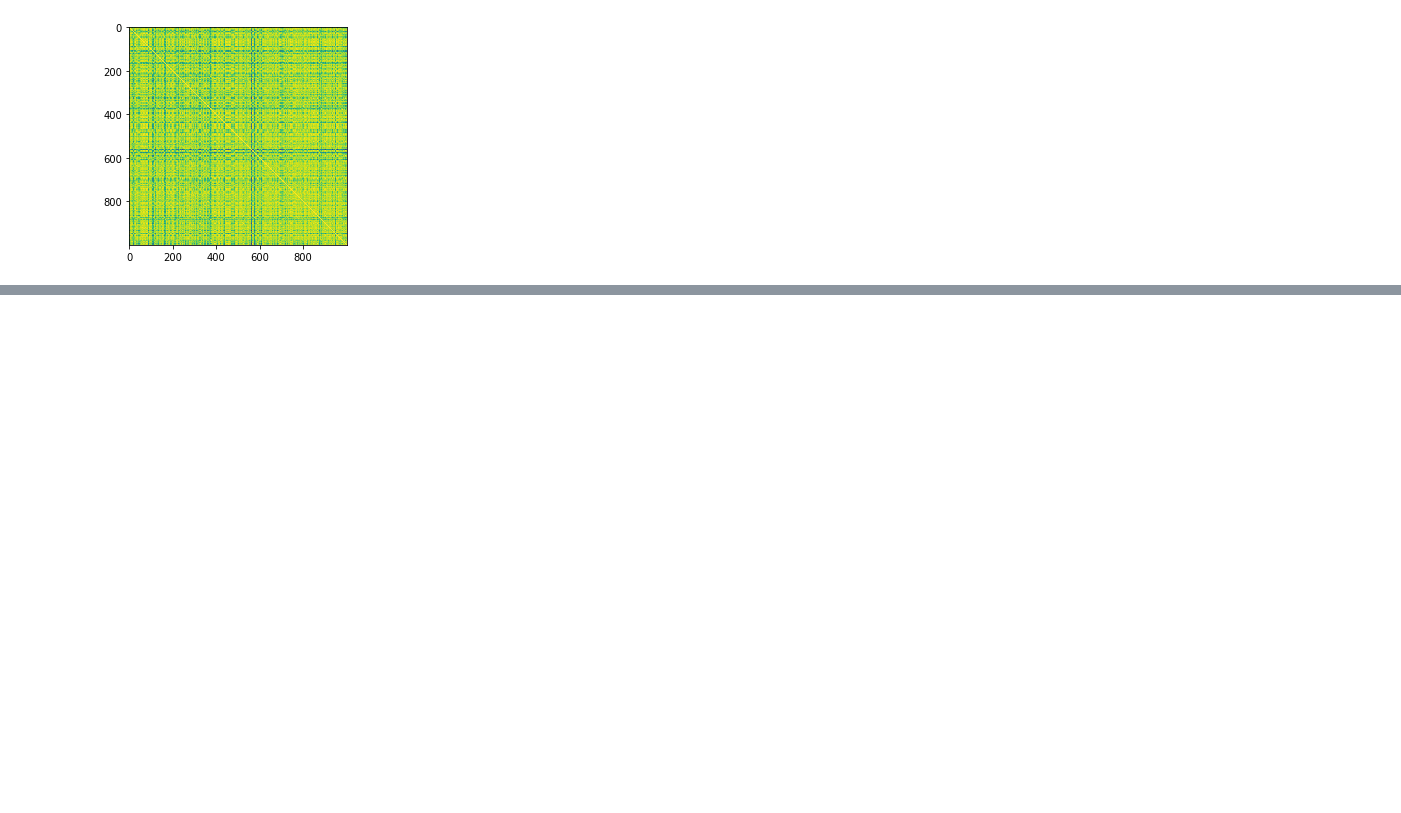
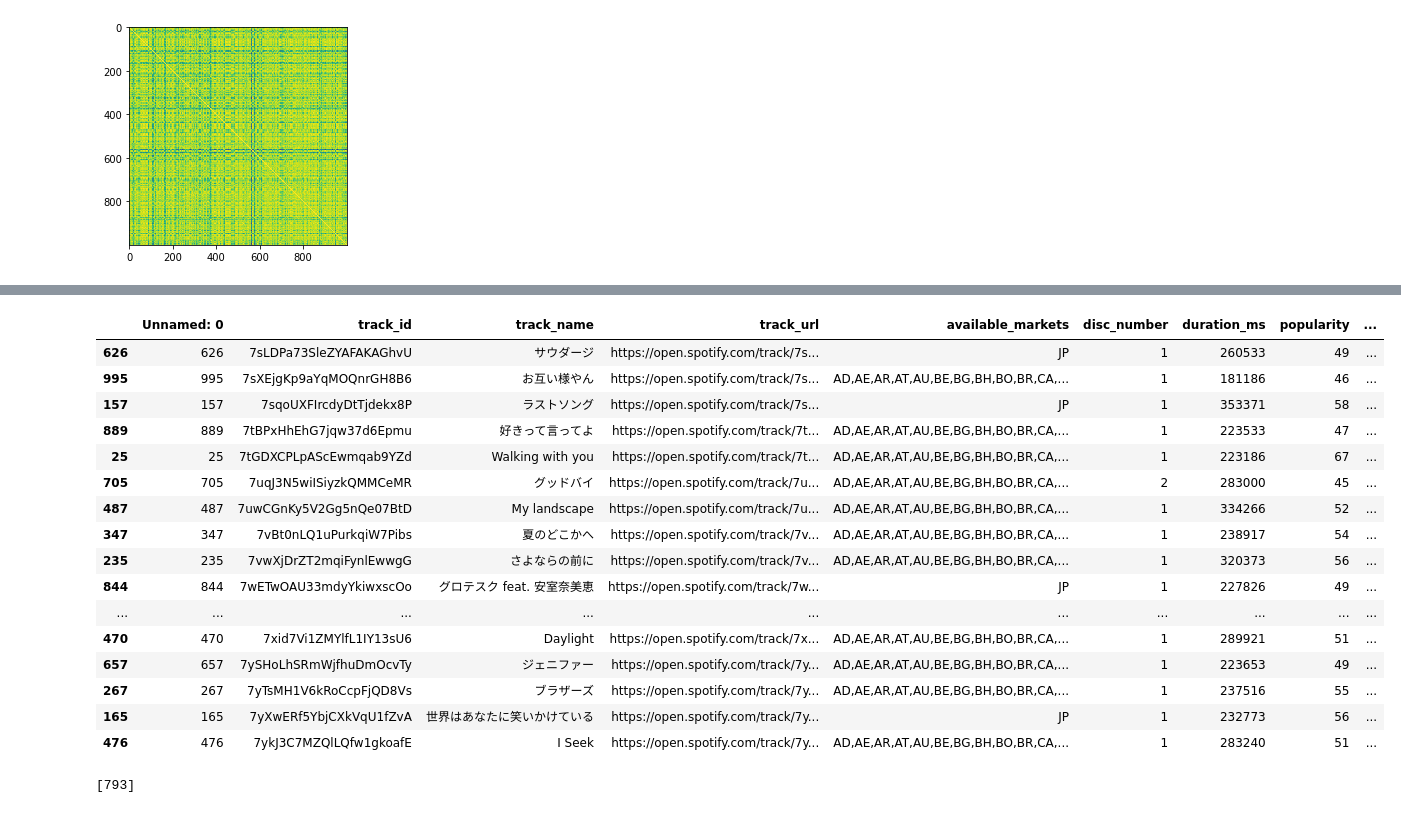
Before and after one commit to taro-masuda/singing_voice_recommendation, a Jupyter notebook: calculate_mfcc_and_similarity.ipynb, the cells around one changed output, grey strips where cells are left out. Cells and saved outputs as stored; diff of their text form; code cells hidden in the pictures; blank space fills up the shorter version.

Commit message:
Colaboratory を使用して作成しました

```diff
--- a/calculate_mfcc_and_similarity.ipynb
+++ b/calculate_mfcc_and_similarity.ipynb
@@ -90,3 +90,5 @@ plt.imshow(S)
 [figure]
 # %%
 import pandas as pd
+# %%
+df = pd.read_csv('drive/My Drive/Colab Notebooks/spotify/input/all_tracks.csv')
@@ -92,0 +104,26 @@ import pandas as pd
+# %%
+df = df.sort_values(by=['track_id'])
+# %%
+df.tail(20)
+# %% [output]
+|  | Unnamed: 0 | track_id | track_name | track_url | available_markets | disc_number | duration_ms | popularity | ... |
+| 626 | 626 | 7sLDPa73SleZYAFAKAGhvU | サウダージ | https://open.spotify.com/track/7s... | JP | 1 | 260533 | 49 | ... |
+| 995 | 995 | 7sXEjgKp9aYqMOQnrGH8B6 | お互い様やん | https://open.spotify.com/track/7s... | AD,AE,AR,AT,AU,BE,BG,BH,BO,BR,CA,... | 1 | 181186 | 46 | ... |
+| 157 | 157 | 7sqoUXFIrcdyDtTjdekx8P | ラストソング | https://open.spotify.com/track/7s... | JP | 1 | 353371 | 58 | ... |
+| 889 | 889 | 7tBPxHhEhG7jqw37d6Epmu | 好きって言ってよ | https://open.spotify.com/track/7t... | AD,AE,AR,AT,AU,BE,BG,BH,BO,BR,CA,... | 1 | 223533 | 47 | ... |
+| 25 | 25 | 7tGDXCPLpAScEwmqab9YZd | Walking with you | https://open.spotify.com/track/7t... | AD,AE,AR,AT,AU,BE,BG,BH,BO,BR,CA,... | 1 | 223186 | 67 | ... |
+| 705 | 705 | 7uqJ3N5wiISiyzkQMMCeMR | グッドバイ | https://open.spotify.com/track/7u... | AD,AE,AR,AT,AU,BE,BG,BH,BO,BR,CA,... | 2 | 283000 | 45 | ... |
+| 487 | 487 | 7uwCGnKy5V2Gg5nQe07BtD | My landscape | https://open.spotify.com/track/7u... | AD,AE,AR,AT,AU,BE,BG,BH,BO,BR,CA,... | 1 | 334266 | 52 | ... |
+| 347 | 347 | 7vBt0nLQ1uPurkqiW7Pibs | 夏のどこかへ | https://open.spotify.com/track/7v... | AD,AE,AR,AT,AU,BE,BG,BH,BO,BR,CA,... | 1 | 238917 | 54 | ... |
+| 235 | 235 | 7vwXjDrZT2mqiFynlEwwgG | さよならの前に | https://open.spotify.com/track/7v... | AD,AE,AR,AT,AU,BE,BG,BH,BO,BR,CA,... | 1 | 320373 | 56 | ... |
+| 844 | 844 | 7wETwOAU33mdyYkiwxscOo | グロテスク feat. 安室奈美恵 | https://open.spotify.com/track/7w... | JP | 1 | 227826 | 49 | ... |
+| ... | ... | ... | ... | ... | ... | ... | ... | ... | ... |
+| 470 | 470 | 7xid7Vi1ZMYlfL1IY13sU6 | Daylight | https://open.spotify.com/track/7x... | AD,AE,AR,AT,AU,BE,BG,BH,BO,BR,CA,... | 1 | 289921 | 51 | ... |
+| 657 | 657 | 7ySHoLhSRmWjfhuDmOcvTy | ジェニファー | https://open.spotify.com/track/7y... | AD,AE,AR,AT,AU,BE,BG,BH,BO,BR,CA,... | 1 | 223653 | 49 | ... |
+| 267 | 267 | 7yTsMH1V6kRoCcpFjQD8Vs | ブラザーズ | https://open.spotify.com/track/7y... | AD,AE,AR,AT,AU,BE,BG,BH,BO,BR,CA,... | 1 | 237516 | 55 | ... |
+| 165 | 165 | 7yXwERf5YbjCXkVqU1fZvA | 世界はあなたに笑いかけている | https://open.spotify.com/track/7y... | JP | 1 | 232773 | 56 | ... |
+| 476 | 476 | 7ykJ3C7MZQlLQfw1gkoafE | I Seek | https://open.spotify.com/track/7y... | AD,AE,AR,AT,AU,BE,BG,BH,BO,BR,CA,... | 1 | 283240 | 51 | ... |
+# %%
+list(df.reset_index().query('track_id == "6ODZT1FGTE2q4two05giS1"').index)
+# %% [output]
+[793]
```
Also changed, not shown: parts of 16 cells of this notebook.
